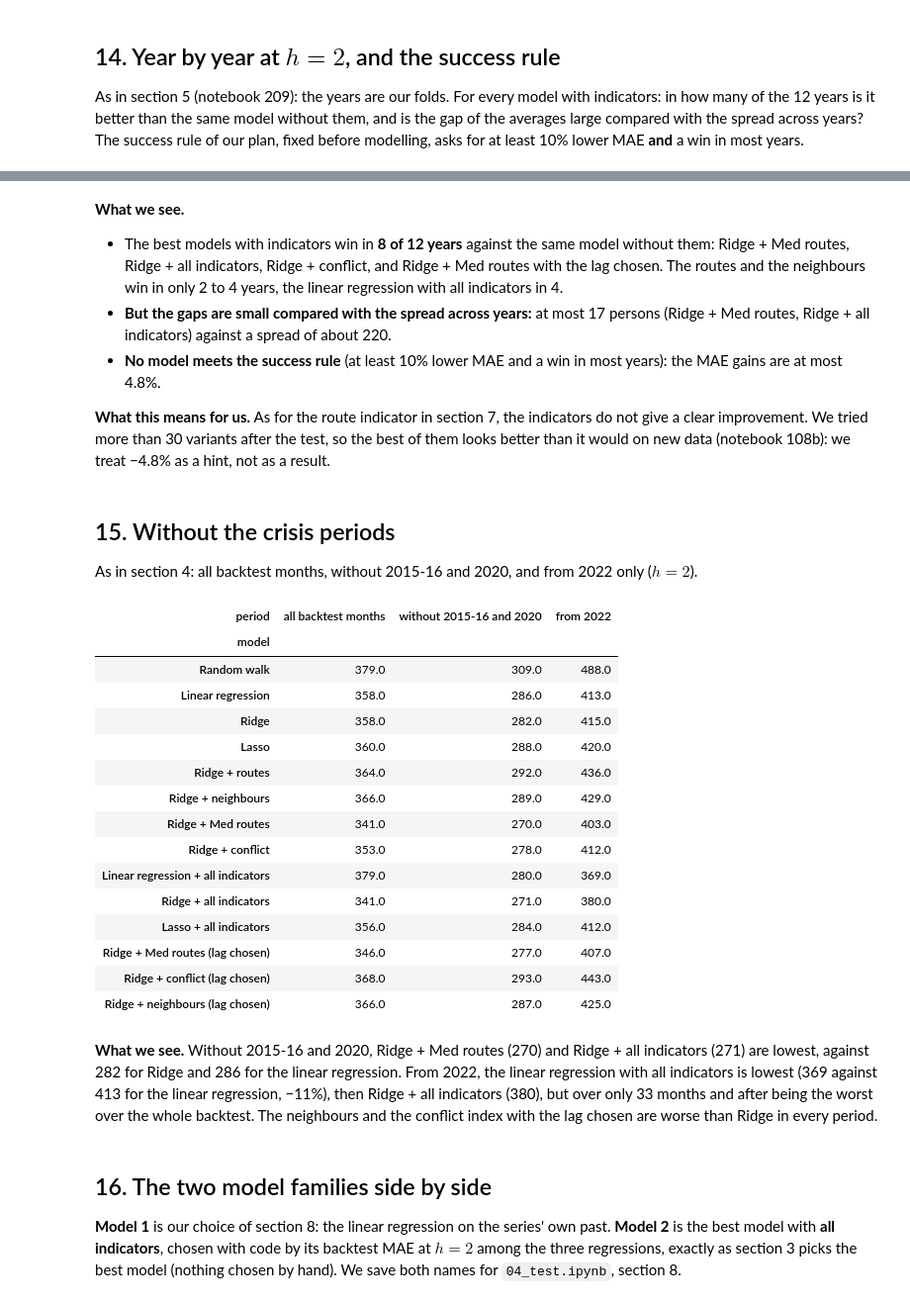
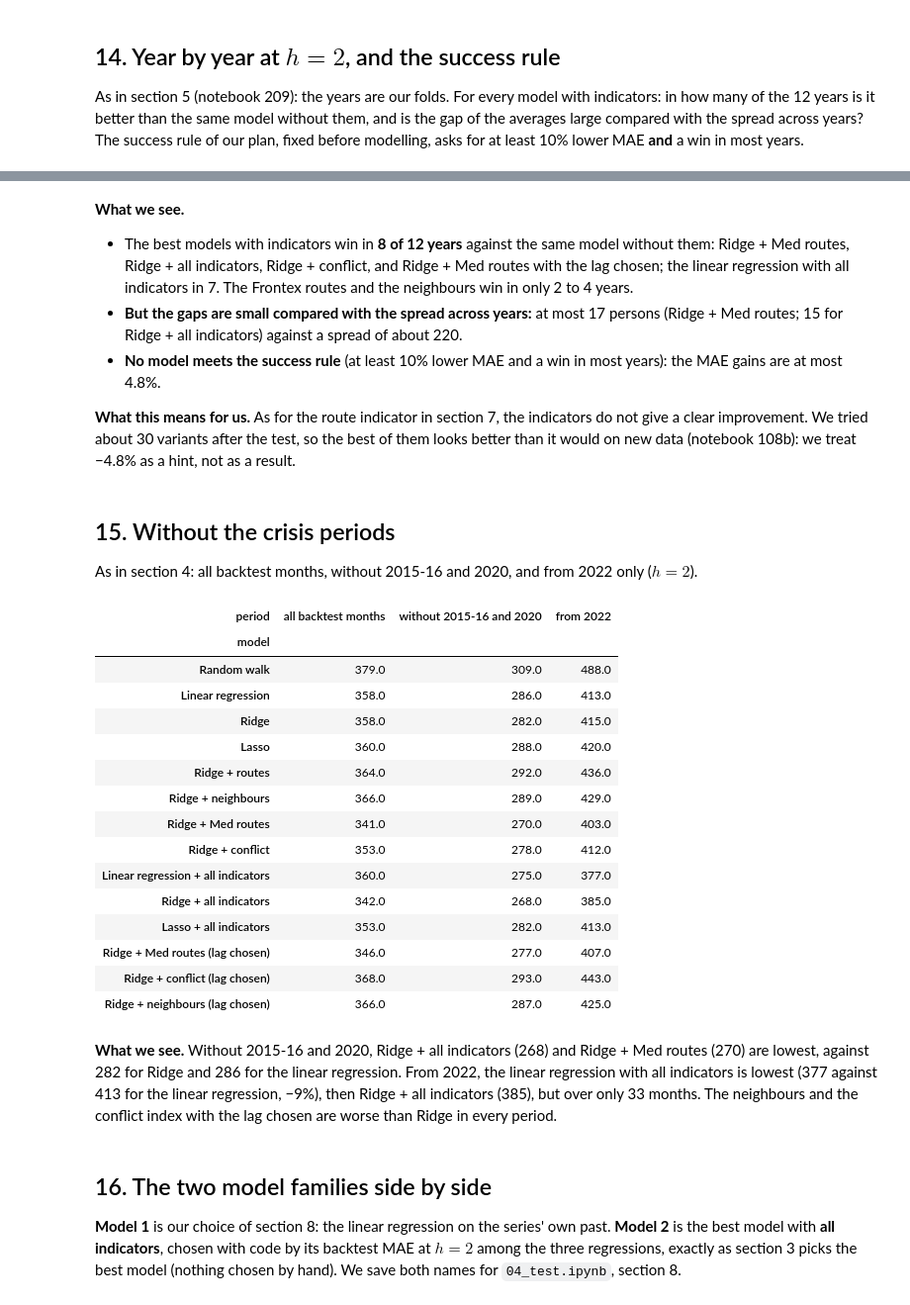
Before and after one commit to axe3010/dsf-asylum-forecast-II, a Jupyter notebook: code/03_evaluate.ipynb, the cells around one changed output, grey strips where cells are left out. Shown at 99% size. Saved outputs shown, nothing was run; the diff lists cells and outputs as text; code cells hidden in the pictures.

```diff
--- a/code/03_evaluate.ipynb
+++ b/code/03_evaluate.ipynb
@@ -447,8 +447,9 @@ Same forecast months for all models: True
 `error_table` is the function of section 2.
 # %%
 simple_rules = ["Seasonal naive", "12-month average", "Random walk"]
-indicators = ["routes", "neighbours", "Med routes", "conflict"]
-single_models = [f"{m} + {b}" for b in indicators for m in regression_models]
+indicators = ["neighbours", "Med routes", "conflict"]          # family 2, Part B (the Frontex routes: Part A only)
+single_blocks = ["routes"] + indicators                        # each block alone, the routes of Part A included
+single_models = [f"{m} + {b}" for b in single_blocks for m in regression_models]
 all_models = [f"{m} + all indicators" for m in regression_models]
 drop_models = [f"{m} + all but {b}" for b in indicators for m in regression_models]
 lag_models = sorted(lag_choice["model"].unique())
@@ -663,11 +661,11 @@ year_table.drop(columns=["against"])
 | Ridge + neighbours (lag chosen) | 366 | 358 | 2.3 | 6 | -9 | ... |
 # %% [markdown]
 **What we see.**
-- The best models with indicators win in **8 of 12 years** against the same model without them: Ridge + Med routes, Ridge + all indicators, Ridge + conflict, and Ridge + Med routes with the lag chosen. The routes and the neighbours win in only 2 to 4 years, the linear regression with all indicators in 4.
-- **But the gaps are small compared with the spread across years:** at most 17 persons (Ridge + Med routes, Ridge + all indicators) against a spread of about 220.
+- The best models with indicators win in **8 of 12 years** against the same model without them: Ridge + Med routes, Ridge + all indicators, Ridge + conflict, and Ridge + Med routes with the lag chosen; the linear regression with all indicators in 7. The Frontex routes and the neighbours win in only 2 to 4 years.
+- **But the gaps are small compared with the spread across years:** at most 17 persons (Ridge + Med routes; 15 for Ridge + all indicators) against a spread of about 220.
 - **No model meets the success rule** (at least 10% lower MAE and a win in most years): the MAE gains are at most 4.8%.
 
-**What this means for us.** As for the route indicator in section 7, the indicators do not give a clear improvement. We tried more than 30 variants after the test, so the best of them looks better than it would on new data (notebook 108b): we treat −4.8% as a hint, not as a result.
+**What this means for us.** As for the route indicator in section 7, the indicators do not give a clear improvement. We tried about 30 variants after the test, so the best of them looks better than it would on new data (notebook 108b): we treat −4.8% as a hint, not as a result.
 # %% [markdown]
 ## 15. Without the crisis periods
 
@@ -675,35 +673,35 @@ As in section 4: all backtest months, without 2015-16 and 2020, and from 2022 on
 # %%
 month_b = forecasts_b["month"]
 crisis_b = ((month_b >= "2015-01-01") & (month_b <= "2016-12-01")) | ((month_b >= "2020-01-01") & (month_b <= "2020-12-01"))
 periods_b = {"all backtest months": forecasts_b, "without 2015-16 and 2020": forecasts_b[~crisis_b],
              "from 2022": forecasts_b[month_b >= "2022-01-01"]}
 rows = []
 for period_name, data in periods_b.items():
     table = error_table(data[data["h"] == 2])
     table["period"] = period_name
     rows.append(table)
 by_period_b = pd.concat(rows)
-show = ["Random walk"] + regression_models + [f"Ridge + {b}" for b in indicators] + all_models + lag_models
+show = ["Random walk"] + regression_models + [f"Ridge + {b}" for b in single_blocks] + all_models + lag_models
 by_period_b.pivot(index="model", columns="period", values="MAE (persons)").loc[show, list(periods_b)].round(0)
 # %% [output]
 | period | all backtest months | without 2015-16 and 2020 | from 2022 |
 | model |  |  |  |
 | Random walk | 379.0 | 309.0 | 488.0 |
 | Linear regression | 358.0 | 286.0 | 413.0 |
 | Ridge | 358.0 | 282.0 | 415.0 |
 | Lasso | 360.0 | 288.0 | 420.0 |
 | Ridge + routes | 364.0 | 292.0 | 436.0 |
 | Ridge + neighbours | 366.0 | 289.0 | 429.0 |
 | Ridge + Med routes | 341.0 | 270.0 | 403.0 |
 | Ridge + conflict | 353.0 | 278.0 | 412.0 |
-| Linear regression + all indicators | 379.0 | 280.0 | 369.0 |
-| Ridge + all indicators | 341.0 | 271.0 | 380.0 |
-| Lasso + all indicators | 356.0 | 284.0 | 412.0 |
+| Linear regression + all indicators | 360.0 | 275.0 | 377.0 |
+| Ridge + all indicators | 342.0 | 268.0 | 385.0 |
+| Lasso + all indicators | 353.0 | 282.0 | 413.0 |
 | Ridge + Med routes (lag chosen) | 346.0 | 277.0 | 407.0 |
 | Ridge + conflict (lag chosen) | 368.0 | 293.0 | 443.0 |
 | Ridge + neighbours (lag chosen) | 366.0 | 287.0 | 425.0 |
 # %% [markdown]
-**What we see.** Without 2015-16 and 2020, Ridge + Med routes (270) and Ridge + all indicators (271) are lowest, against 282 for Ridge and 286 for the linear regression. From 2022, the linear regression with all indicators is lowest (369 against 413 for the linear regression, −11%), then Ridge + all indicators (380), but over only 33 months and after being the worst over the whole backtest. The neighbours and the conflict index with the lag chosen are worse than Ridge in every period.
+**What we see.** Without 2015-16 and 2020, Ridge + all indicators (268) and Ridge + Med routes (270) are lowest, against 282 for Ridge and 286 for the linear regression. From 2022, the linear regression with all indicators is lowest (377 against 413 for the linear regression, −9%), then Ridge + all indicators (385), but over only 33 months. The neighbours and the conflict index with the lag chosen are worse than Ridge in every period.
 # %% [markdown]
 ## 16. The two model families side by side
 
```
Also changed, not shown: parts of 19 cells of this notebook, 14 other files.
